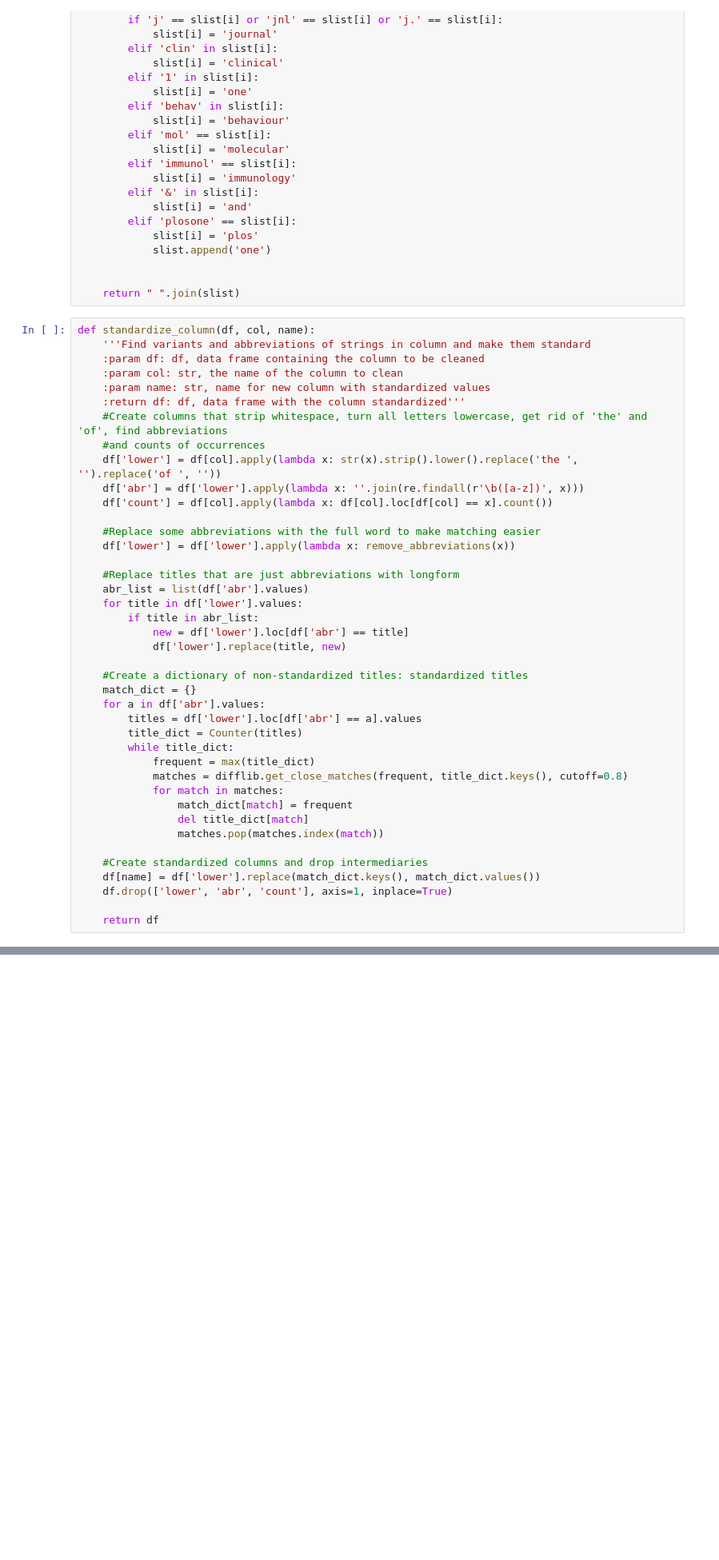
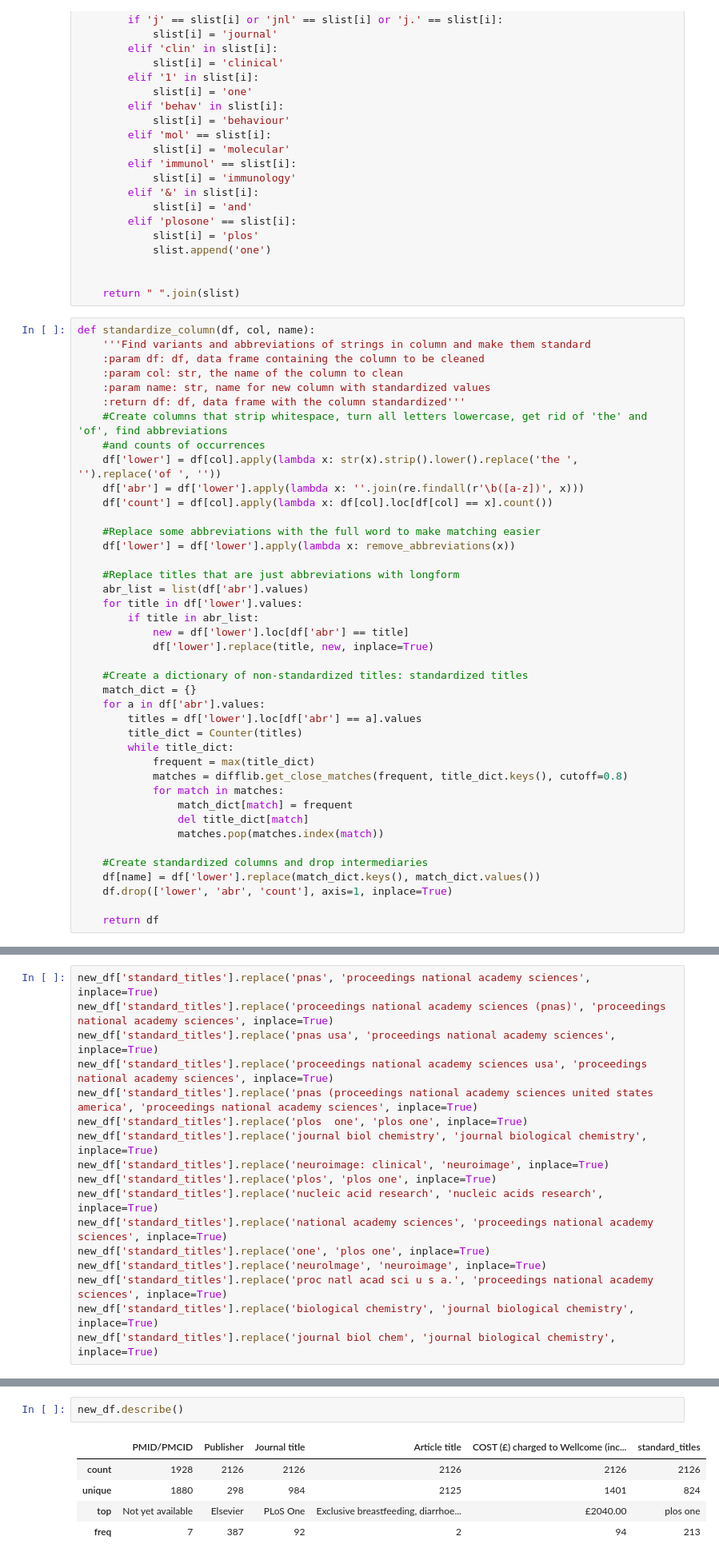
Before and after one commit to tjeffkessler/thinkful_dsflex, a Jupyter notebook: Data Cleaning.ipynb, the cells around one changed output, grey strips where cells are left out. Shown at 80% size. Cells and saved outputs as stored; diff of their text form; blank space fills up the shorter version.

```diff
--- a/Data Cleaning.ipynb
+++ b/Data Cleaning.ipynb
@@ -145,7 +158,7 @@ def standardize_column(df, col, name):
     for title in df['lower'].values:
         if title in abr_list:
             new = df['lower'].loc[df['abr'] == title]
-            df['lower'].replace(title, new)
+            df['lower'].replace(title, new, inplace=True)
 
     #Create a dictionary of non-standardized titles: standardized titles
     match_dict = {}
@@ -188 +201,18 @@ european journal preventive cardiology
 Name: standard_titles, dtype: int64
+# %%
+new_df['standard_titles'].replace('pnas', 'proceedings national academy sciences', inplace=True)
+new_df['standard_titles'].replace('proceedings national academy sciences (pnas)', 'proceedings national academy sciences', inplace=True)
+new_df['standard_titles'].replace('pnas usa', 'proceedings national academy sciences', inplace=True)
+new_df['standard_titles'].replace('proceedings national academy sciences usa', 'proceedings national academy sciences', inplace=True)
+new_df['standard_titles'].replace('pnas (proceedings national academy sciences united states america', 'proceedings national academy sciences', inplace=True)
+new_df['standard_titles'].replace('plos  one', 'plos one', inplace=True)
+new_df['standard_titles'].replace('journal biol chemistry', 'journal biological chemistry', inplace=True)
+new_df['standard_titles'].replace('neuroimage: clinical', 'neuroimage', inplace=True)
+new_df['standard_titles'].replace('plos', 'plos one', inplace=True)
+new_df['standard_titles'].replace('nucleic acid research', 'nucleic acids research', inplace=True)
+new_df['standard_titles'].replace('national academy sciences', 'proceedings national academy sciences', inplace=True)
+new_df['standard_titles'].replace('one', 'plos one', inplace=True)
+new_df['standard_titles'].replace('neurolmage', 'neuroimage', inplace=True)
+new_df['standard_titles'].replace('proc natl acad sci u s a.', 'proceedings national academy sciences', inplace=True)
+new_df['standard_titles'].replace('biological chemistry', 'journal biological chemistry', inplace=True)
+new_df['standard_titles'].replace('journal biol chem', 'journal biological chemistry', inplace=True)
@@ -188,0 +250,8 @@ Name: standard_titles, dtype: int64
+# %%
+new_df.describe()
+# %% [output]
+|  | PMID/PMCID | Publisher | Journal title | Article title | COST (£) charged to Wellcome (inc... | standard_titles |
+| count | 1928 | 2126 | 2126 | 2126 | 2126 | 2126 |
+| unique | 1880 | 298 | 984 | 2125 | 1401 | 824 |
+| top | Not yet available | Elsevier | PLoS One | Exclusive breastfeeding, diarrhoe... | £2040.00 | plos one |
+| freq | 7 | 387 | 92 | 2 | 94 | 213 |
```
Also changed, not shown: parts of 7 cells of this notebook.
